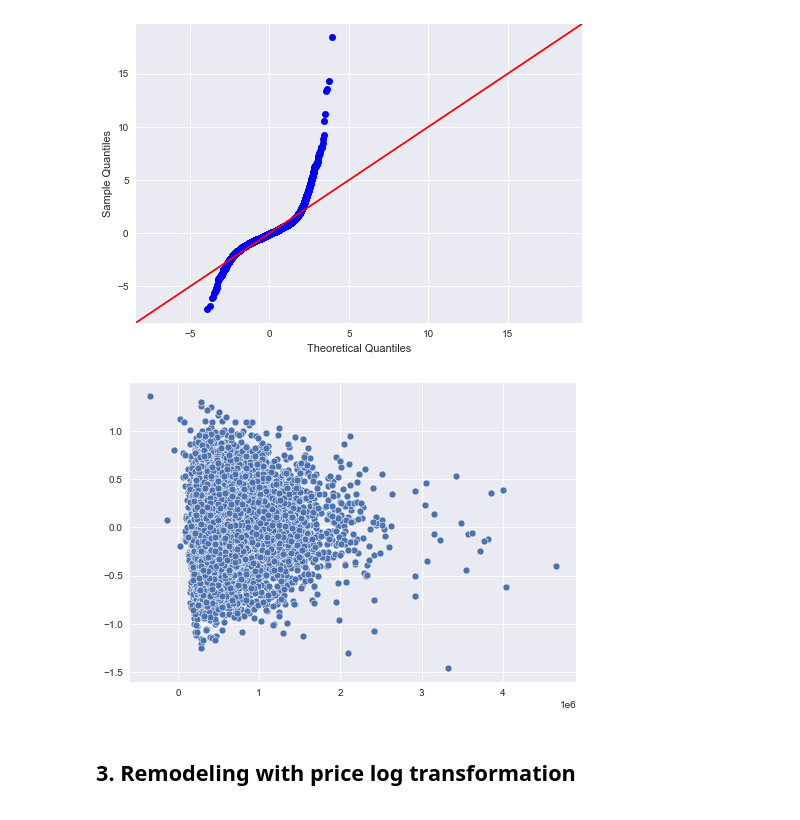
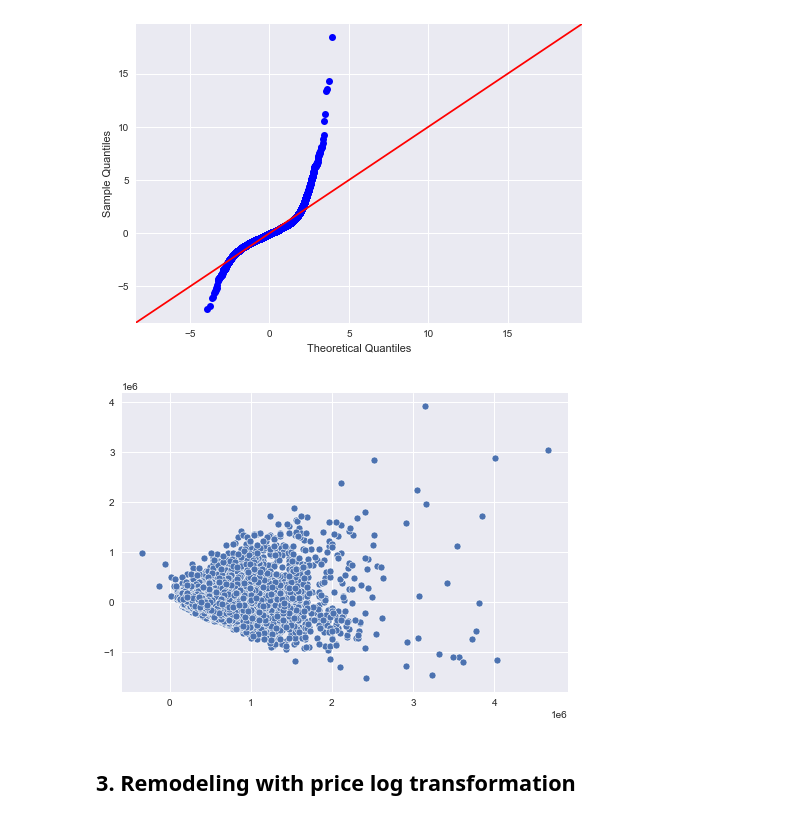
Before and after one commit to henrysvg/dsc-phase-2-project-v2-3, a Jupyter notebook: student.ipynb, the cells around one changed output. Cells and saved outputs as stored; diff of their text form; code cells hidden in the pictures.

```diff
--- a/student.ipynb
+++ b/student.ipynb
@@ -521,10 +521,10 @@ fig = sm.graphics.qqplot(second_model.resid, dist=stats.norm, line='45', fit=Tru
 [figure]
 # %%
 preds = second_model.predict(model_data_int_2)
-plot = sns.scatterplot(preds, third_model.resid)
+plot = sns.scatterplot(preds, second_model.resid)
 plot = sns.lineplot([11, 17], [0, 0], color = 'red')
 # %% [output]
-[figure, old version]
+[figure, new version]
 # %% [markdown]
 ## 3. Remodeling with price log transformation
 # %% [markdown]
```
Also changed, not shown: parts of 12 cells of this notebook, 1 other file.
